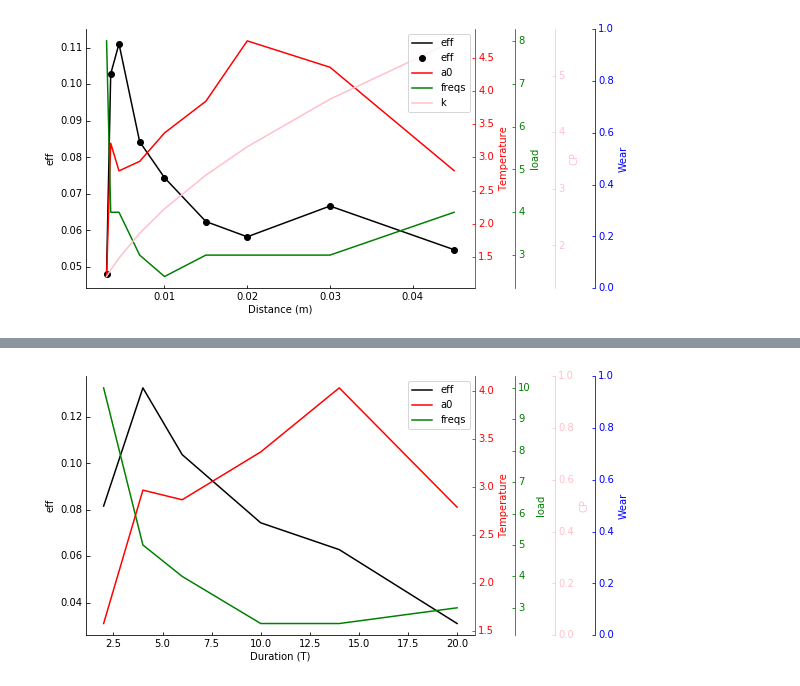
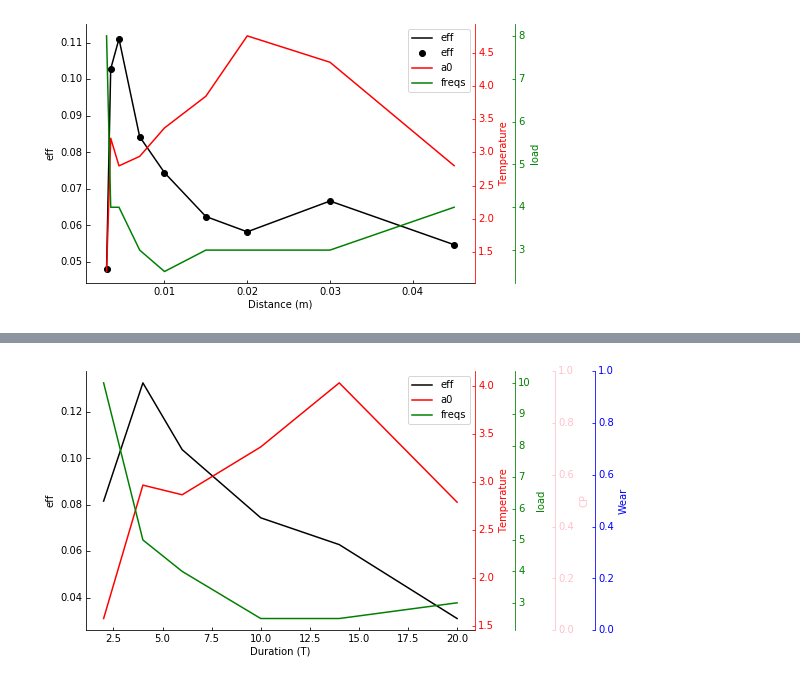
Before and after one commit to zhazhajust/notebook, a Jupyter notebook: pltplot.ipynb, the cells around one changed output, grey strips where cells are left out. Saved outputs shown, nothing was run; the diff lists cells and outputs as text; code cells hidden in the pictures.

```diff
--- a/pltplot.ipynb
+++ b/pltplot.ipynb
@@ -40,8 +40,8 @@ cp_axisline = ax_cp.get_grid_helper().new_fixed_axis
 wear_axisline = ax_wear.get_grid_helper().new_fixed_axis
 
 ax_load.axis['right2'] = load_axisline(loc='right', axes=ax_load, offset=(40,0))
-ax_cp.axis['right3'] = cp_axisline(loc='right', axes=ax_cp, offset=(80,0))
-ax_wear.axis['right4'] = wear_axisline(loc='right', axes=ax_wear, offset=(120,0))
+#ax_cp.axis['right3'] = cp_axisline(loc='right', axes=ax_cp, offset=(80,0))
+#ax_wear.axis['right4'] = wear_axisline(loc='right', axes=ax_wear, offset=(120,0))
 
 fig.add_axes(ax_cof)
 
@@ -58,40 +58,40 @@ k=[1.450407414771374,1.5666190603635624,1.7763790426695734,2.215533922238344,2.6
 curve_cof, = ax_cof.plot(density, eff, label="eff", color='black')
 scatter_cof = ax_cof.scatter(density, eff, label="eff", color='black')
 curve_temp, = ax_temp.plot(density, a0, label="a0", color='red')
 curve_load, = ax_load.plot(density, freqs, label="freqs", color='green')
-curve_cp, = ax_cp.plot(density, k, label="k", color='pink')
+#curve_cp, = ax_cp.plot(density, k, label="k", color='pink')
 #curve_wear, = ax_wear.plot([0, 1, 2], [25, 18, 9], label="Wear", color='blue')
 
 
 #ax_temp.set_ylim(0,4)
 #ax_load.set_ylim(0,4)
 #ax_cp.set_ylim(0,50)
 #ax_wear.set_ylim(0,30)
 
 ax_cof.legend()
 
 #轴名称，刻度值的颜色
 #ax_cof.axis['left'].label.set_color(ax_cof.get_color())
 ax_temp.axis['right'].label.set_color('red')
 ax_load.axis['right2'].label.set_color('green')
-ax_cp.axis['right3'].label.set_color('pink')
-ax_wear.axis['right4'].label.set_color('blue')
+#ax_cp.axis['right3'].label.set_color('pink')
+#ax_wear.axis['right4'].label.set_color('blue')
 
 ax_temp.axis['right'].major_ticks.set_color('red')
 ax_load.axis['right2'].major_ticks.set_color('green')
-ax_cp.axis['right3'].major_ticks.set_color('pink')
-ax_wear.axis['right4'].major_ticks.set_color('blue')
+#ax_cp.axis['right3'].major_ticks.set_color('pink')
+#ax_wear.axis['right4'].major_ticks.set_color('blue')
 
 ax_temp.axis['right'].major_ticklabels.set_color('red')
 ax_load.axis['right2'].major_ticklabels.set_color('green')
-ax_cp.axis['right3'].major_ticklabels.set_color('pink')
-ax_wear.axis['right4'].major_ticklabels.set_color('blue')
+#ax_cp.axis['right3'].major_ticklabels.set_color('pink')
+#ax_wear.axis['right4'].major_ticklabels.set_color('blue')
 
 ax_temp.axis['right'].line.set_color('red')
 ax_load.axis['right2'].line.set_color('green')
-ax_cp.axis['right3'].line.set_color('pink')
-ax_wear.axis['right4'].line.set_color('blue')
+#ax_cp.axis['right3'].line.set_color('pink')
+#ax_wear.axis['right4'].line.set_color('blue')
 
 plt.show()
 # %% [output]
-[figure, old version]
+[figure, new version]
```
Also changed, not shown: parts of 3 cells of this notebook, 25 other files.
